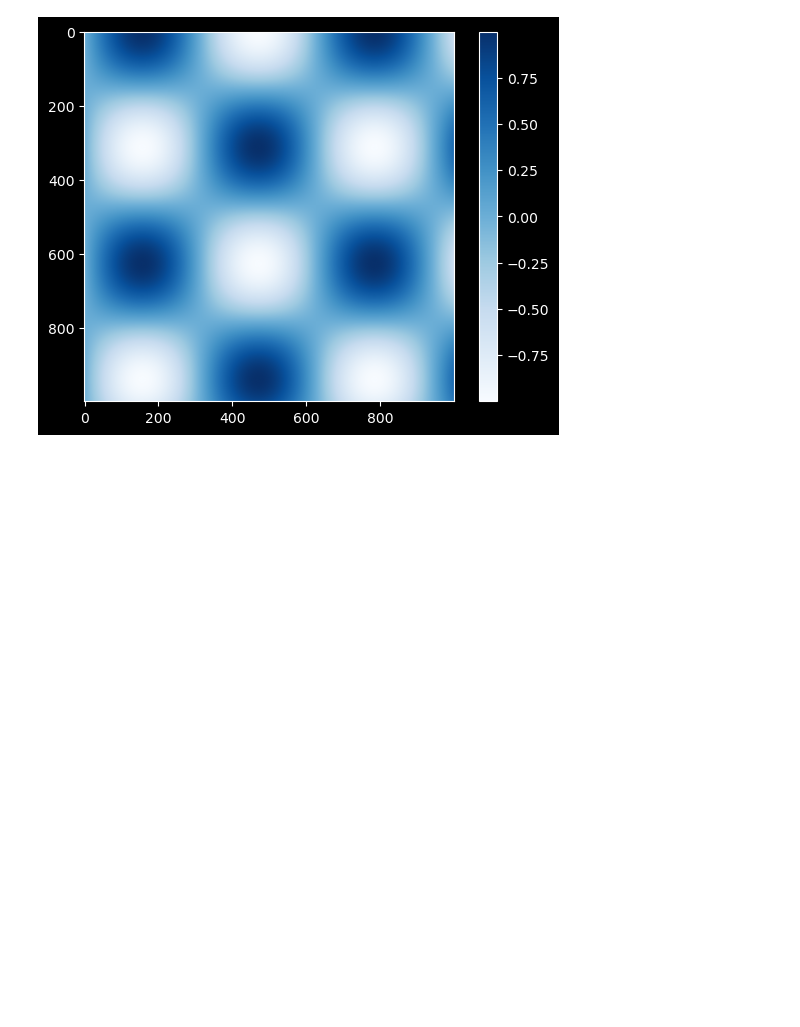
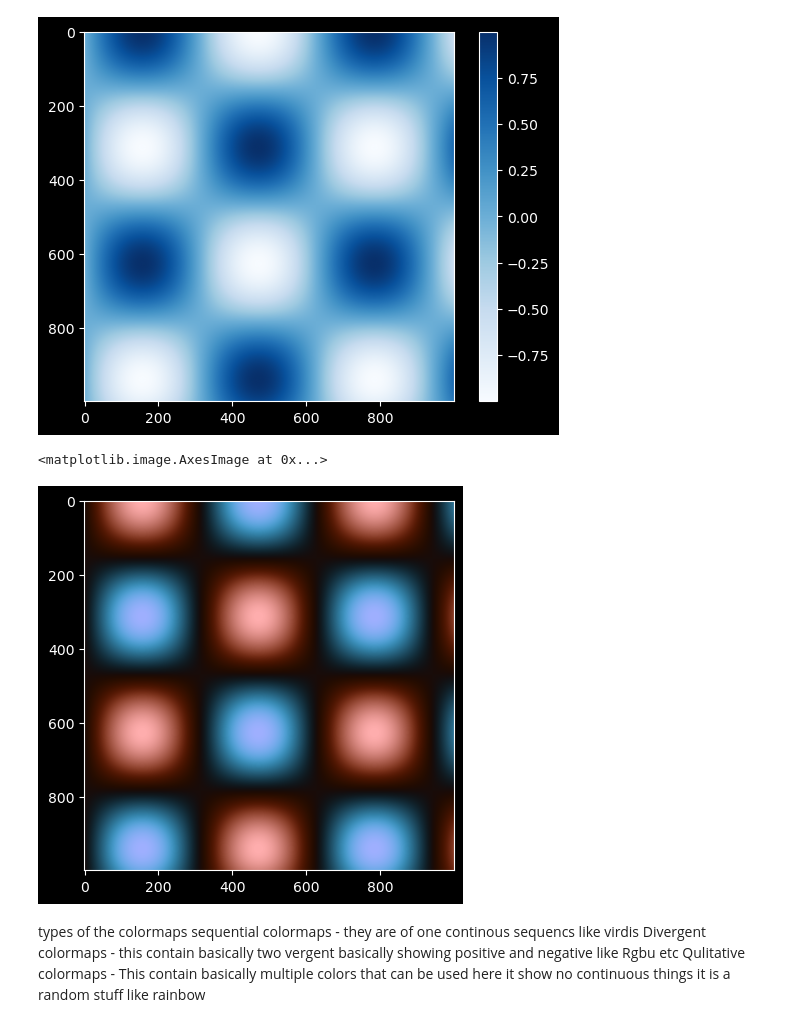
Before and after one commit to Venux09/Data_science_handbook_study, a Jupyter notebook: Matplotlib-data_science_handbook/matplotlib_6.ipynb, the cells around one changed output. Saved outputs shown, nothing was run; the diff lists cells and outputs as text; code cells hidden in the pictures; blank space fills up the shorter version.

Commit message:
add : color bars specification

```diff
--- a/Matplotlib-data_science_handbook/matplotlib_6.ipynb
+++ b/Matplotlib-data_science_handbook/matplotlib_6.ipynb
@@ -13,3 +13,13 @@ plt.colorbar()
 # %% [output]
 <matplotlib.colorbar.Colorbar at 0x...>
 [figure]
+# %%
+plt.imshow(I,cmap ='berlin' )
+# %% [output]
+<matplotlib.image.AxesImage at 0x...>
+[figure, added]
+# %% [markdown]
+types of the colormaps
+sequential colormaps - they are of one continous sequencs like virdis
+Divergent colormaps - this contain basically two vergent basically showing positive and negative like Rgbu etc
+Qulitative colormaps - This contain basically multiple colors that can be used here it show no continuous things it is a random stuff  like rainbow
```
Also changed, not shown: parts of 2 cells of this notebook, 3 other files.
